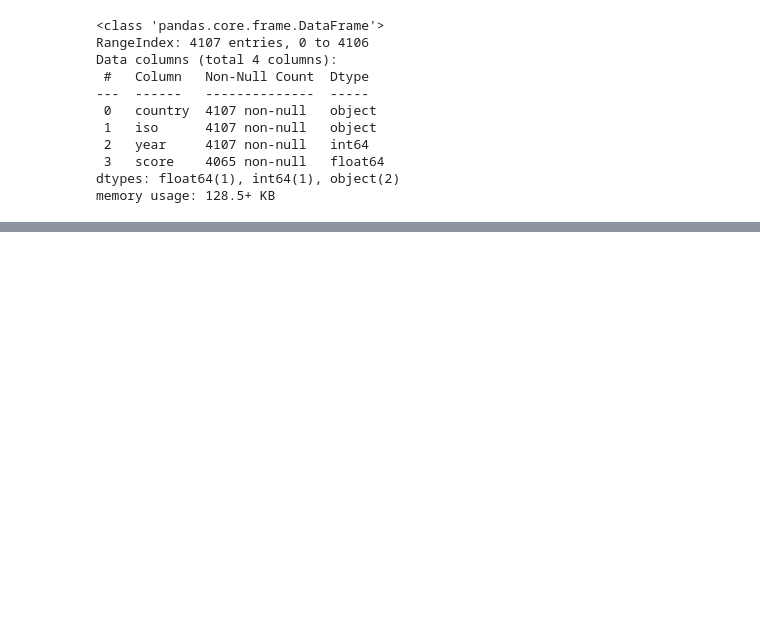
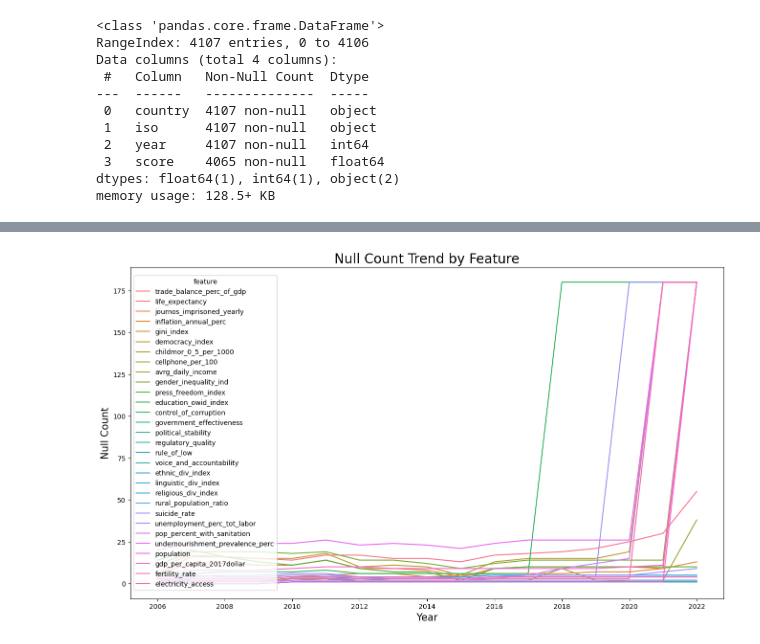
Before and after one commit to malfii/carbon-emission, a Jupyter notebook: data_collection.ipynb, the cells around one changed output, grey strips where cells are left out. Cells and saved outputs as stored; diff of their text form; code cells hidden in the pictures; blank space fills up the shorter version.

```diff
--- a/data_collection.ipynb
+++ b/data_collection.ipynb
@@ -109,0 +350,28 @@ memory usage: 128.5+ KB
+# %%
+# Drop data prior to 2006
+
+df_null = pd.DataFrame(columns = ['year', 'null_count', 'feature'])
+#df.drop(columns = ['literacy', 'alcohol_consumption', 'poverty_ratio', 'extreme_poverty'], inplace = True)
+cols = df.columns[4:]
+
+i = 0
+
+for year in range(2006, 2023, 1):
+    for col in cols:
+        df_null.loc[i, 'year'] = year
+        df_null.loc[i,'null_count'] = df.loc[df['year'] == year, col].isnull().sum()
+        df_null.loc[i,'feature'] = col
+        i += 1
+
+plt.figure(figsize = (16, 9))
+ax = sns.lineplot(data = df_null,
+             x = 'year',
+             y = 'null_count',
+             hue = 'feature')
+sns.move_legend(ax, 'center left')
+plt.title('Null Count Trend by Feature', size = 20)
+plt.xlabel('Year', size = 15)
+plt.ylabel('Null Count', size = 15);
+plt.savefig('./images/null_count_trend')
+# %% [output]
+[figure, added]
```
Also changed, not shown: parts of 30 cells of this notebook, 1 other file.
